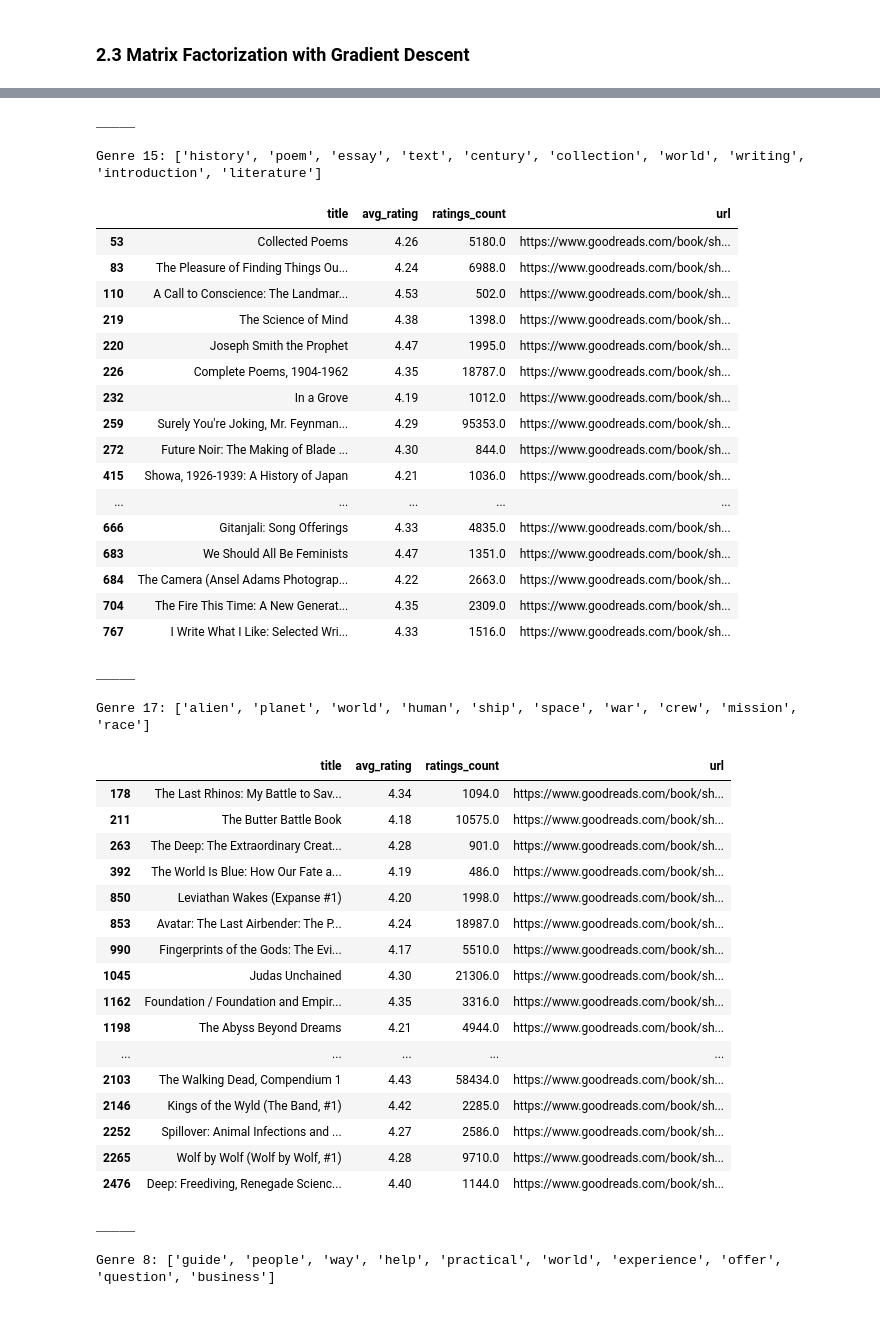
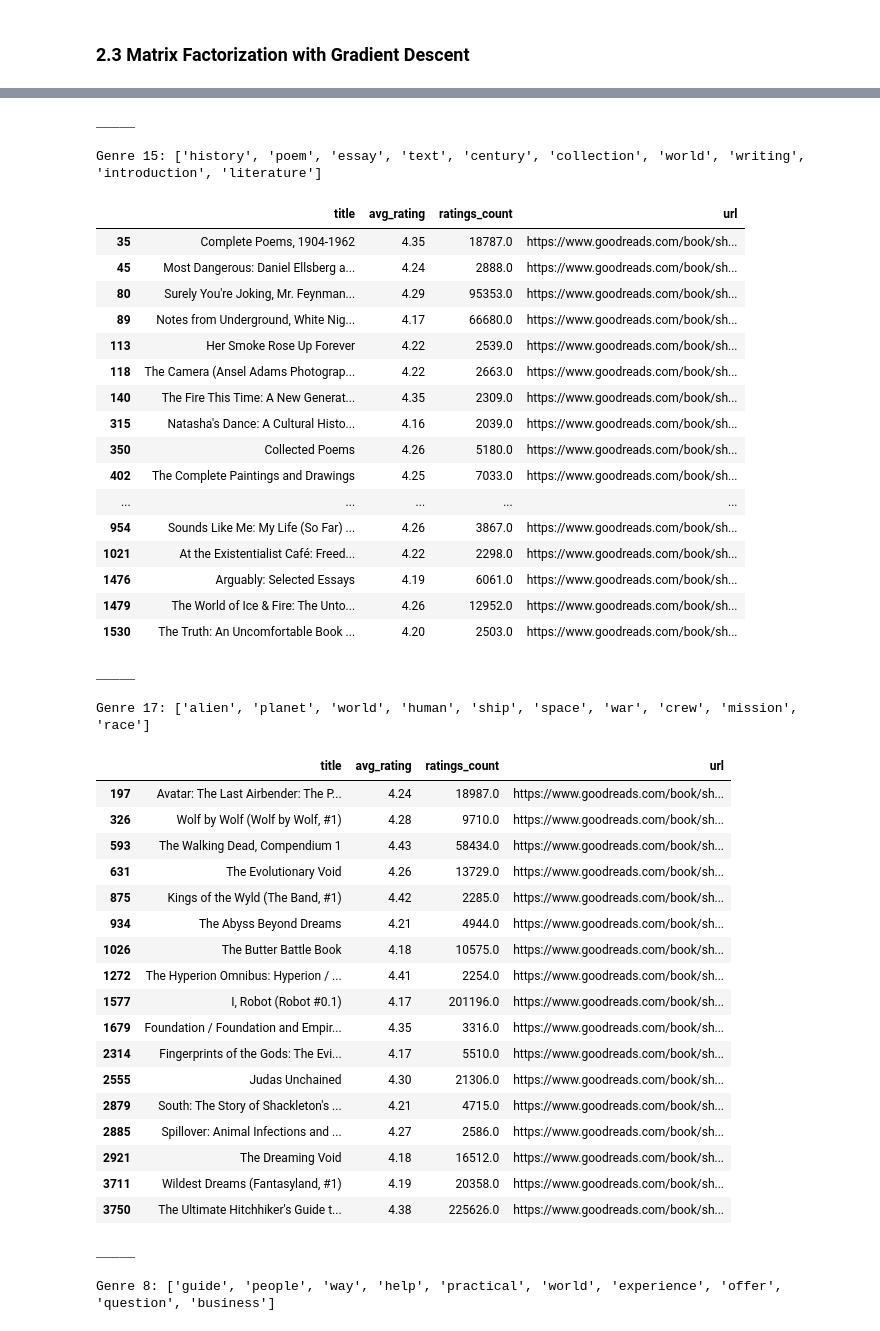
Before and after one commit to mraottth/projects, a Jupyter notebook: Goodreads Book Recommender/02_book_recommender.ipynb, the cells around one changed output, grey strips where cells are left out. Cells and saved outputs as stored; diff of their text form; code cells hidden in the pictures.

```diff
--- a/Goodreads Book Recommender/02_book_recommender.ipynb
+++ b/Goodreads Book Recommender/02_book_recommender.ipynb
@@ -750,9 +729,7 @@ R = R.toarray()
 # Function to train embedding matrices using alternating least squares (ALS) and make predictions
 def matrix_factorization(R, k_components=5, steps=4000, lr=0.0002, beta=0.03, decay=True, verbose=0):
     """
-    Uses gradient descent to train matrix factorization algorithm. Useful explanation
-    of the math here:
-    http://www.quuxlabs.com/blog/2010/09/matrix-factorization-a-simple-tutorial-and-implementation-in-python/
+    Uses gradient descent to train matrix factorization algorithm
 
     Args:
         R: Utility matrix of user item ratings
@@ -806,7 +783,8 @@ def matrix_factorization(R, k_components=5, steps=4000, lr=0.0002, beta=0.03, de
 # %%
 # Train model and get predictions
 preds, user_embed, item_embed = matrix_factorization(
-                                    R, k_components=80,
+                                    R,
+                                    k_components=70,
                                     lr=0.009,
                                     beta=0.07,
                                     decay=True,
@@ -860,7 +836,7 @@ show_top_recs_by_genre(
     whose_genres="target",
     n_genres=5,
     min_score=4.15,
-    min_ratings=400,
+    min_ratings=2000,
     n_recs=20,
     write_to_excel=False
 )
@@ -886,43 +862,44 @@ Genre 5: ['history', 'war', 'political', 'account', 'world', 'year', 'country',
 _____
 
 Genre 15: ['history', 'poem', 'essay', 'text', 'century', 'collection', 'world', 'writing', 'introduction', 'literature']
 |  | title | avg_rating | ratings_count | url |
-| 53 | Collected Poems | 4.26 | 5180.0 | https://www.goodreads.com/book/sh... |
-| 83 | The Pleasure of Finding Things Ou... | 4.24 | 6988.0 | https://www.goodreads.com/book/sh... |
-| 110 | A Call to Conscience: The Landmar... | 4.53 | 502.0 | https://www.goodreads.com/book/sh... |
-| 219 | The Science of Mind | 4.38 | 1398.0 | https://www.goodreads.com/book/sh... |
-| 220 | Joseph Smith the Prophet | 4.47 | 1995.0 | https://www.goodreads.com/book/sh... |
-| 226 | Complete Poems, 1904-1962 | 4.35 | 18787.0 | https://www.goodreads.com/book/sh... |
-| 232 | In a Grove | 4.19 | 1012.0 | https://www.goodreads.com/book/sh... |
-| 259 | Surely You're Joking, Mr. Feynman... | 4.29 | 95353.0 | https://www.goodreads.com/book/sh... |
-| 272 | Future Noir: The Making of Blade ... | 4.30 | 844.0 | https://www.goodreads.com/book/sh... |
-| 415 | Showa, 1926-1939: A History of Japan | 4.21 | 1036.0 | https://www.goodreads.com/book/sh... |
+| 35 | Complete Poems, 1904-1962 | 4.35 | 18787.0 | https://www.goodreads.com/book/sh... |
+| 45 | Most Dangerous: Daniel Ellsberg a... | 4.24 | 2888.0 | https://www.goodreads.com/book/sh... |
+| 80 | Surely You're Joking, Mr. Feynman... | 4.29 | 95353.0 | https://www.goodreads.com/book/sh... |
+| 89 | Notes from Underground, White Nig... | 4.17 | 66680.0 | https://www.goodreads.com/book/sh... |
+| 113 | Her Smoke Rose Up Forever | 4.22 | 2539.0 | https://www.goodreads.com/book/sh... |
+| 118 | The Camera (Ansel Adams Photograp... | 4.22 | 2663.0 | https://www.goodreads.com/book/sh... |
+| 140 | The Fire This Time: A New Generat... | 4.35 | 2309.0 | https://www.goodreads.com/book/sh... |
+| 315 | Natasha's Dance: A Cultural Histo... | 4.16 | 2039.0 | https://www.goodreads.com/book/sh... |
+| 350 | Collected Poems | 4.26 | 5180.0 | https://www.goodreads.com/book/sh... |
+| 402 | The Complete Paintings and Drawings | 4.25 | 7033.0 | https://www.goodreads.com/book/sh... |
 | ... | ... | ... | ... | ... |
-| 666 | Gitanjali: Song Offerings | 4.33 | 4835.0 | https://www.goodreads.com/book/sh... |
-| 683 | We Should All Be Feminists | 4.47 | 1351.0 | https://www.goodreads.com/book/sh... |
-| 684 | The Camera (Ansel Adams Photograp... | 4.22 | 2663.0 | https://www.goodreads.com/book/sh... |
-| 704 | The Fire This Time: A New Generat... | 4.35 | 2309.0 | https://www.goodreads.com/book/sh... |
-| 767 | I Write What I Like: Selected Wri... | 4.33 | 1516.0 | https://www.goodreads.com/book/sh... |
+| 954 | Sounds Like Me: My Life (So Far) ... | 4.26 | 3867.0 | https://www.goodreads.com/book/sh... |
+| 1021 | At the Existentialist Café: Freed... | 4.22 | 2298.0 | https://www.goodreads.com/book/sh... |
+| 1476 | Arguably: Selected Essays | 4.19 | 6061.0 | https://www.goodreads.com/book/sh... |
+| 1479 | The World of Ice & Fire: The Unto... | 4.26 | 12952.0 | https://www.goodreads.com/book/sh... |
+| 1530 | The Truth: An Uncomfortable Book ... | 4.20 | 2503.0 | https://www.goodreads.com/book/sh... |
 _____
 
 Genre 17: ['alien', 'planet', 'world', 'human', 'ship', 'space', 'war', 'crew', 'mission', 'race']
 |  | title | avg_rating | ratings_count | url |
-| 178 | The Last Rhinos: My Battle to Sav... | 4.34 | 1094.0 | https://www.goodreads.com/book/sh... |
-| 211 | The Butter Battle Book | 4.18 | 10575.0 | https://www.goodreads.com/book/sh... |
-| 263 | The Deep: The Extraordinary Creat... | 4.28 | 901.0 | https://www.goodreads.com/book/sh... |
-| 392 | The World Is Blue: How Our Fate a... | 4.19 | 486.0 | https://www.goodreads.com/book/sh... |
-| 850 | Leviathan Wakes (Expanse #1) | 4.20 | 1998.0 | https://www.goodreads.com/book/sh... |
-| 853 | Avatar: The Last Airbender: The P... | 4.24 | 18987.0 | https://www.goodreads.com/book/sh... |
-| 990 | Fingerprints of the Gods: The Evi... | 4.17 | 5510.0 | https://www.goodreads.com/book/sh... |
-| 1045 | Judas Unchained | 4.30 | 21306.0 | https://www.goodreads.com/book/sh... |
-| 1162 | Foundation / Foundation and Empir... | 4.35 | 3316.0 | https://www.goodreads.com/book/sh... |
-| 1198 | The Abyss Beyond Dreams | 4.21 | 4944.0 | https://www.goodreads.com/book/sh... |
-| ... | ... | ... | ... | ... |
-| 2103 | The Walking Dead, Compendium 1 | 4.43 | 58434.0 | https://www.goodreads.com/book/sh... |
-| 2146 | Kings of the Wyld (The Band, #1) | 4.42 | 2285.0 | https://www.goodreads.com/book/sh... |
-| 2252 | Spillover: Animal Infections and ... | 4.27 | 2586.0 | https://www.goodreads.com/book/sh... |
-| 2265 | Wolf by Wolf (Wolf by Wolf, #1) | 4.28 | 9710.0 | https://www.goodreads.com/book/sh... |
-| 2476 | Deep: Freediving, Renegade Scienc... | 4.40 | 1144.0 | https://www.goodreads.com/book/sh... |
+| 197 | Avatar: The Last Airbender: The P... | 4.24 | 18987.0 | https://www.goodreads.com/book/sh... |
+| 326 | Wolf by Wolf (Wolf by Wolf, #1) | 4.28 | 9710.0 | https://www.goodreads.com/book/sh... |
+| 593 | The Walking Dead, Compendium 1 | 4.43 | 58434.0 | https://www.goodreads.com/book/sh... |
+| 631 | The Evolutionary Void | 4.26 | 13729.0 | https://www.goodreads.com/book/sh... |
+| 875 | Kings of the Wyld (The Band, #1) | 4.42 | 2285.0 | https://www.goodreads.com/book/sh... |
+| 934 | The Abyss Beyond Dreams | 4.21 | 4944.0 | https://www.goodreads.com/book/sh... |
+| 1026 | The Butter Battle Book | 4.18 | 10575.0 | https://www.goodreads.com/book/sh... |
+| 1272 | The Hyperion Omnibus: Hyperion / ... | 4.41 | 2254.0 | https://www.goodreads.com/book/sh... |
+| 1577 | I, Robot (Robot #0.1) | 4.17 | 201196.0 | https://www.goodreads.com/book/sh... |
+| 1679 | Foundation / Foundation and Empir... | 4.35 | 3316.0 | https://www.goodreads.com/book/sh... |
+| 2314 | Fingerprints of the Gods: The Evi... | 4.17 | 5510.0 | https://www.goodreads.com/book/sh... |
+| 2555 | Judas Unchained | 4.30 | 21306.0 | https://www.goodreads.com/book/sh... |
+| 2879 | South: The Story of Shackleton's ... | 4.21 | 4715.0 | https://www.goodreads.com/book/sh... |
+| 2885 | Spillover: Animal Infections and ... | 4.27 | 2586.0 | https://www.goodreads.com/book/sh... |
+| 2921 | The Dreaming Void | 4.18 | 16512.0 | https://www.goodreads.com/book/sh... |
+| 3711 | Wildest Dreams (Fantasyland, #1) | 4.19 | 20358.0 | https://www.goodreads.com/book/sh... |
+| 3750 | The Ultimate Hitchhiker's Guide t... | 4.38 | 225626.0 | https://www.goodreads.com/book/sh... |
 _____
 
 Genre 8: ['guide', 'people', 'way', 'help', 'practical', 'world', 'experience', 'offer', 'question', 'business']
```
Also changed, not shown: parts of 15 cells of this notebook.
